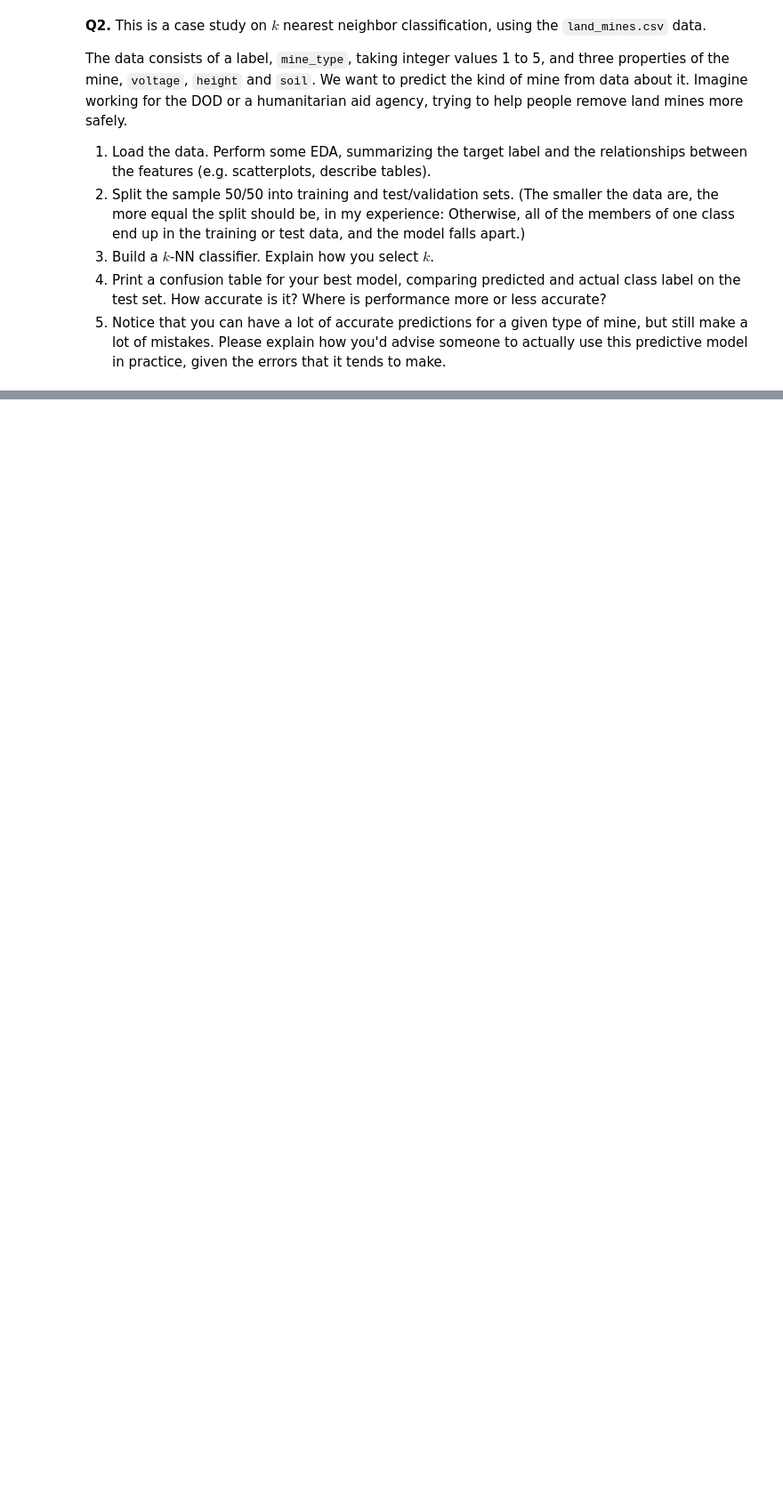
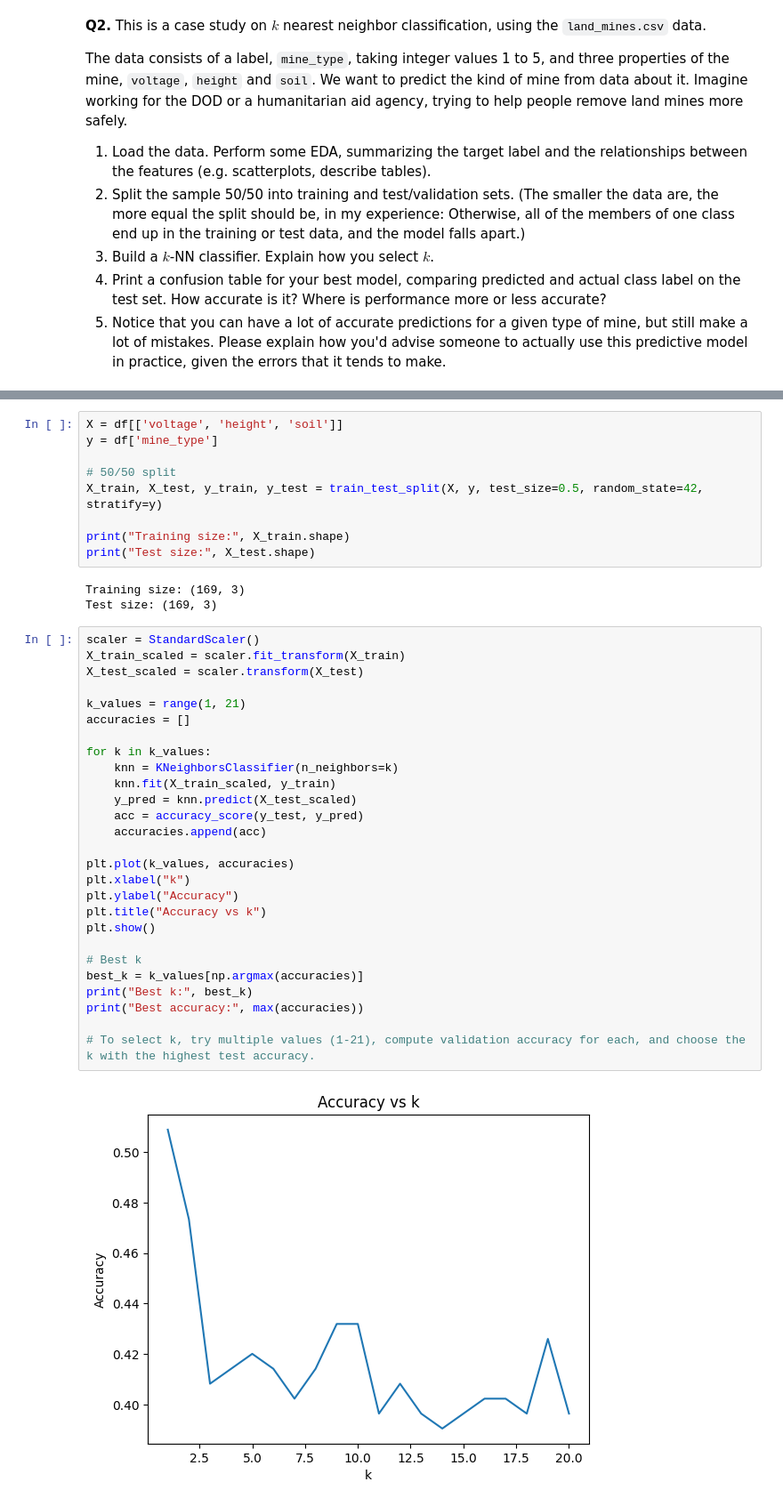
Before and after one commit to yxqin06/undergrad_ml_assignments, a Jupyter notebook: 02_assignment_knn.ipynb, the cells around one changed output, grey strips where cells are left out. Shown at 89% size. Saved outputs shown, nothing was run; the diff lists cells and outputs as text; blank space fills up the shorter version.

```diff
--- a/02_assignment_knn.ipynb
+++ b/02_assignment_knn.ipynb
@@ -43,0 +96,41 @@ The data consists of a label, `mine_type`, taking integer values 1 to 5, and thr
+# %%
+X = df[['voltage', 'height', 'soil']]
+y = df['mine_type']
+
+# 50/50 split
+X_train, X_test, y_train, y_test = train_test_split(X, y, test_size=0.5, random_state=42, stratify=y)
+
+print("Training size:", X_train.shape)
+print("Test size:", X_test.shape)
+# %% [output]
+Training size: (169, 3)
+Test size: (169, 3)
+# %%
+scaler = StandardScaler()
+X_train_scaled = scaler.fit_transform(X_train)
+X_test_scaled = scaler.transform(X_test)
+
+k_values = range(1, 21)
+accuracies = []
+
+for k in k_values:
+    knn = KNeighborsClassifier(n_neighbors=k)
+    knn.fit(X_train_scaled, y_train)
+    y_pred = knn.predict(X_test_scaled)
+    acc = accuracy_score(y_test, y_pred)
+    accuracies.append(acc)
+
+plt.plot(k_values, accuracies)
+plt.xlabel("k")
+plt.ylabel("Accuracy")
+plt.title("Accuracy vs k")
+plt.show()
+
+# Best k
+best_k = k_values[np.argmax(accuracies)]
+print("Best k:", best_k)
+print("Best accuracy:", max(accuracies))
+
+# To select k, try multiple values (1-21), compute validation accuracy for each, and choose the k with the highest test accuracy.
+# %% [output]
+[figure, added]
```
Also changed, not shown: parts of 18 cells of this notebook.
